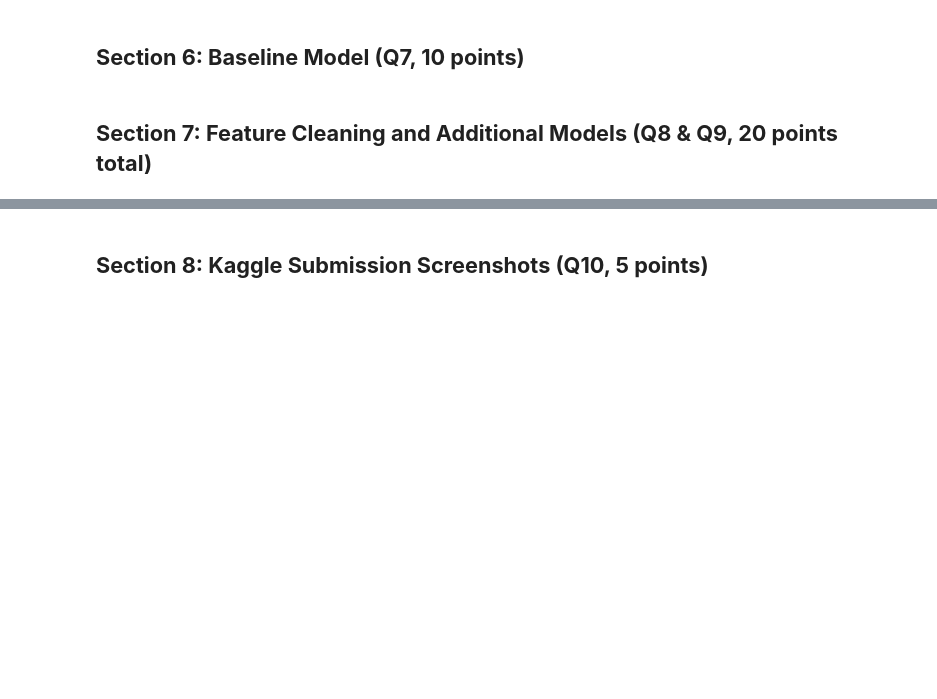
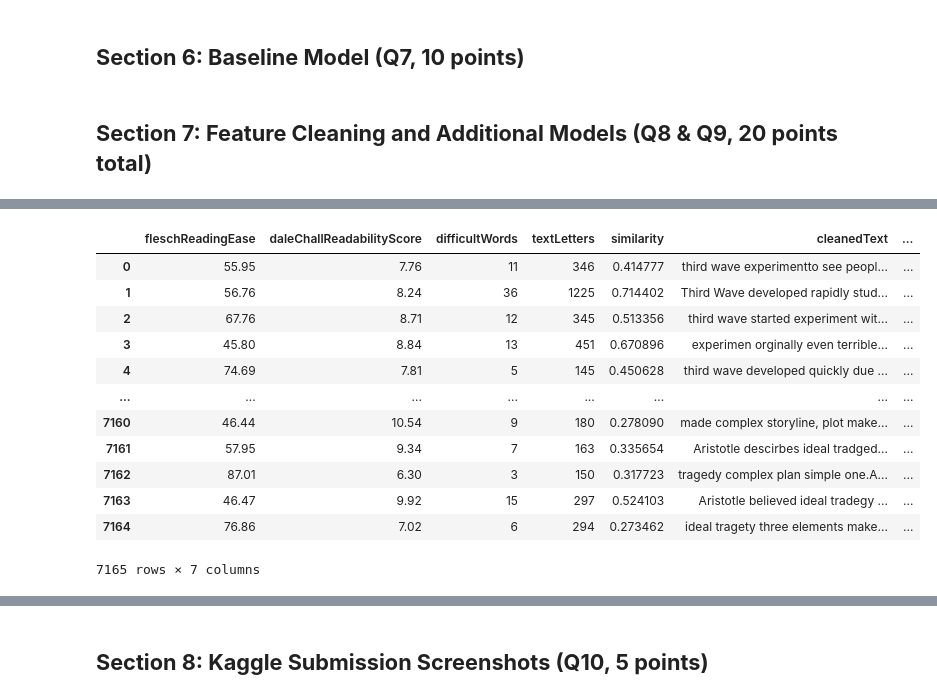
Before and after one commit to PrathameshBagal/Data-Science, a Jupyter notebook: cse519_hw2_Bagal_Prathamesh_115612879.ipynb, the cells around one changed output, grey strips where cells are left out. Cells and saved outputs as stored; diff of their text form; code cells hidden in the pictures; blank space fills up the shorter version.

```diff
--- a/cse519_hw2_Bagal_Prathamesh_115612879.ipynb
+++ b/cse519_hw2_Bagal_Prathamesh_115612879.ipynb
@@ -589,0 +677,17 @@ list(badWords.keys())
+# %%
+additionalFeatures["student_id"]= df["student_id"]
+additionalFeatures
+# %% [output]
+|  | fleschReadingEase | daleChallReadabilityScore | difficultWords | textLetters | similarity | cleanedText | ... |
+| 0 | 55.95 | 7.76 | 11 | 346 | 0.414777 | third wave experimentto see peopl... | ... |
+| 1 | 56.76 | 8.24 | 36 | 1225 | 0.714402 | Third Wave developed rapidly stud... | ... |
+| 2 | 67.76 | 8.71 | 12 | 345 | 0.513356 | third wave started experiment wit... | ... |
+| 3 | 45.80 | 8.84 | 13 | 451 | 0.670896 | experimen orginally even terrible... | ... |
+| 4 | 74.69 | 7.81 | 5 | 145 | 0.450628 | third wave developed quickly due ... | ... |
+| ... | ... | ... | ... | ... | ... | ... | ... |
+| 7160 | 46.44 | 10.54 | 9 | 180 | 0.278090 | made complex storyline, plot make... | ... |
+| 7161 | 57.95 | 9.34 | 7 | 163 | 0.335654 | Aristotle descirbes ideal tradged... | ... |
+| 7162 | 87.01 | 6.30 | 3 | 150 | 0.317723 | tragedy complex plan simple one.A... | ... |
+| 7163 | 46.47 | 9.92 | 15 | 297 | 0.524103 | Aristotle believed ideal tradegy ... | ... |
+| 7164 | 76.86 | 7.02 | 6 | 294 | 0.273462 | ideal tragety three elements make... | ... |
+7165 rows × 7 columns
```
Also changed, not shown: parts of 75 cells of this notebook.
